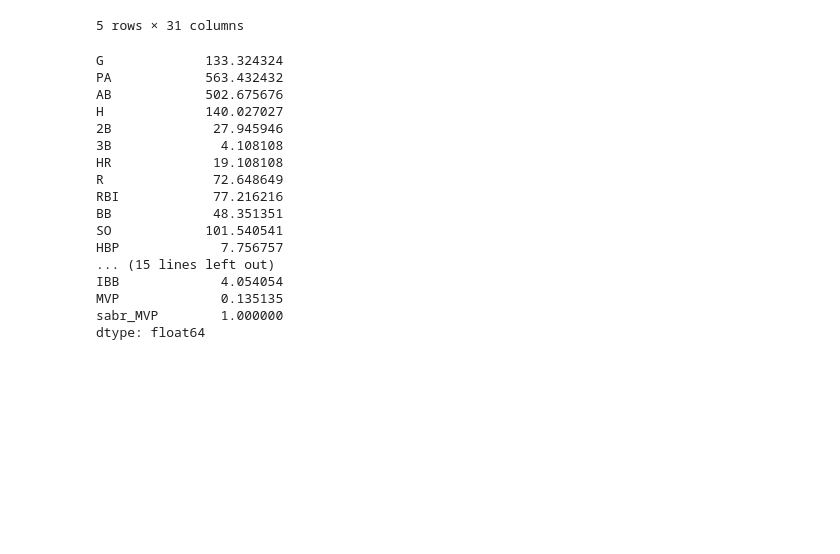
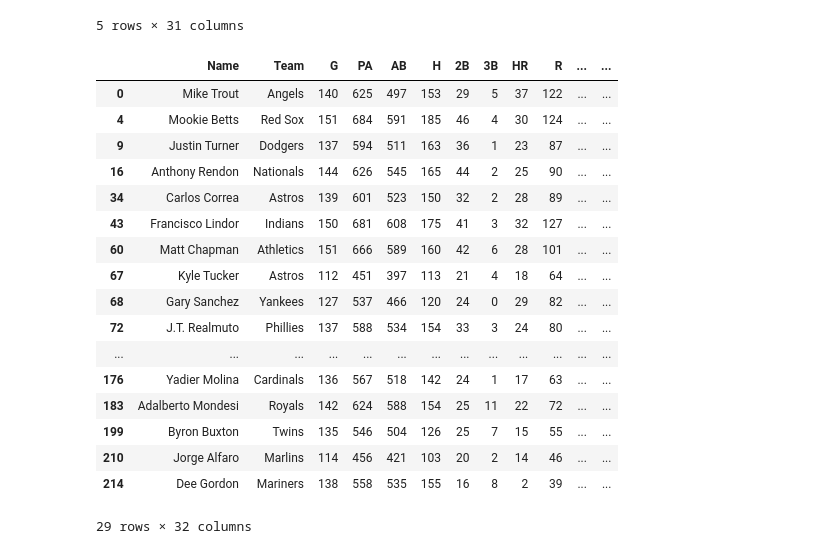
Before and after one commit to schorb/MVPS_and_Cy_Young_Winners, a Jupyter notebook: Notebooks and CSVs/Capstone EDA.ipynb, the cells around one changed output. Saved outputs shown, nothing was run; the diff lists cells and outputs as text; code cells hidden in the pictures; blank space fills up the shorter version.

```diff
--- a/Capstone EDA.ipynb
+++ b/Notebooks and CSVs/Capstone EDA.ipynb
@@ -861,24 +861,25 @@ FANS.head()
 # %%
 FANS['sabr_MVP'] = ada_s_new.predict(FANS[sabr])
 # %%
-FANS[FANS['sabr_MVP'] == 1].mean()
+FANS[FANS['sabr_MVP'] == 1]
 # %% [output]
+|  | Name | Team | G | PA | AB | H | 2B | 3B | HR | R | ... | ... |
+| 0 | Mike Trout | Angels | 140 | 625 | 497 | 153 | 29 | 5 | 37 | 122 | ... | ... |
+| 4 | Mookie Betts | Red Sox | 151 | 684 | 591 | 185 | 46 | 4 | 30 | 124 | ... | ... |
+| 9 | Justin Turner | Dodgers | 137 | 594 | 511 | 163 | 36 | 1 | 23 | 87 | ... | ... |
+| 16 | Anthony Rendon | Nationals | 144 | 626 | 545 | 165 | 44 | 2 | 25 | 90 | ... | ... |
+| 34 | Carlos Correa | Astros | 139 | 601 | 523 | 150 | 32 | 2 | 28 | 89 | ... | ... |
+| 43 | Francisco Lindor | Indians | 150 | 681 | 608 | 175 | 41 | 3 | 32 | 127 | ... | ... |
+| 60 | Matt Chapman | Athletics | 151 | 666 | 589 | 160 | 42 | 6 | 28 | 101 | ... | ... |
+| 67 | Kyle Tucker | Astros | 112 | 451 | 397 | 113 | 21 | 4 | 18 | 64 | ... | ... |
+| 68 | Gary Sanchez | Yankees | 127 | 537 | 466 | 120 | 24 | 0 | 29 | 82 | ... | ... |
+| 72 | J.T. Realmuto | Phillies | 137 | 588 | 534 | 154 | 33 | 3 | 24 | 80 | ... | ... |
+| ... | ... | ... | ... | ... | ... | ... | ... | ... | ... | ... | ... | ... |
+| 176 | Yadier Molina | Cardinals | 136 | 567 | 518 | 142 | 24 | 1 | 17 | 63 | ... | ... |
+| 183 | Adalberto Mondesi | Royals | 142 | 624 | 588 | 154 | 25 | 11 | 22 | 72 | ... | ... |
+| 199 | Byron Buxton | Twins | 135 | 546 | 504 | 126 | 25 | 7 | 15 | 55 | ... | ... |
+| 210 | Jorge Alfaro | Marlins | 114 | 456 | 421 | 103 | 20 | 2 | 14 | 46 | ... | ... |
+| 214 | Dee Gordon | Mariners | 138 | 558 | 535 | 155 | 16 | 8 | 2 | 39 | ... | ... |
-G             133.324324
-PA            563.432432
-AB            502.675676
-H             140.027027
-2B             27.945946
-3B              4.108108
-HR             19.108108
-R              72.648649
-RBI            77.216216
-BB             48.351351
-SO            101.540541
-HBP             7.756757
-... (15 lines left out)
-IBB             4.054054
-MVP             0.135135
-sabr_MVP        1.000000
-dtype: float64
+29 rows × 32 columns
 # %%
 df_full_resample.to_csv('full_resample.csv')
```
Also changed, not shown: parts of 10 cells of this notebook, 18 other files.
